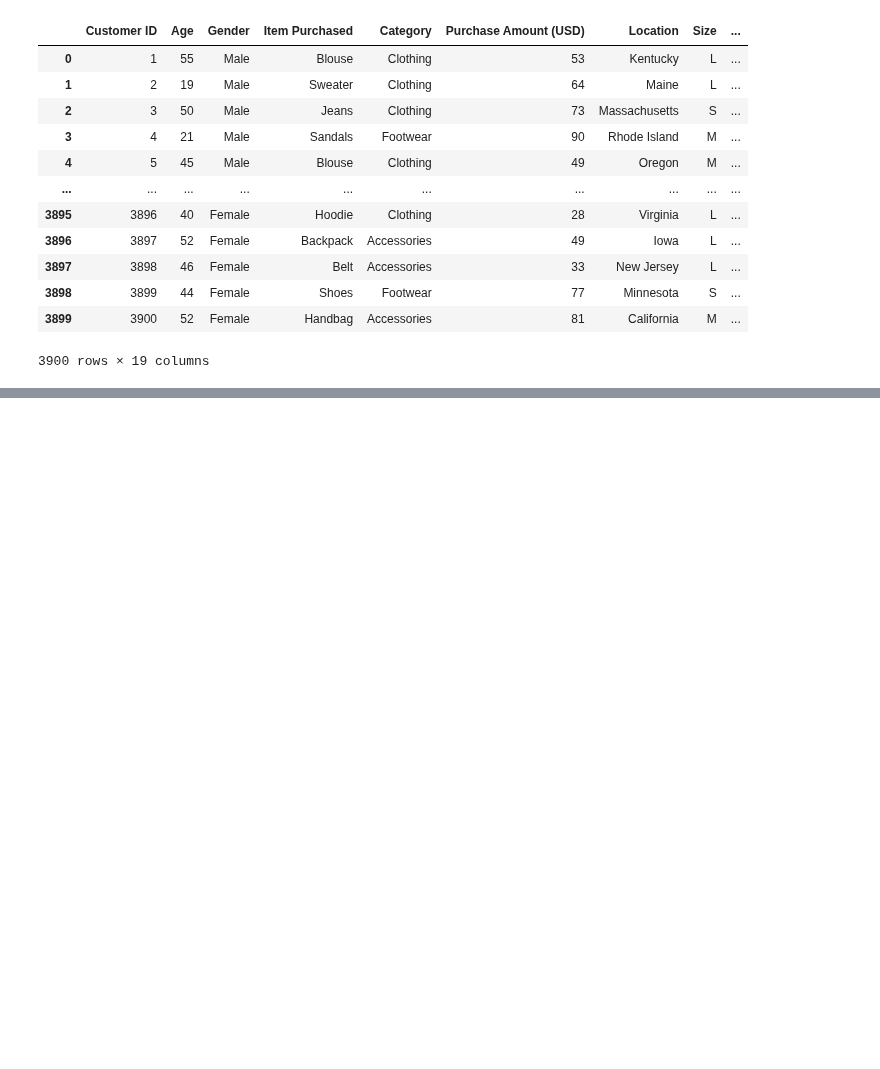
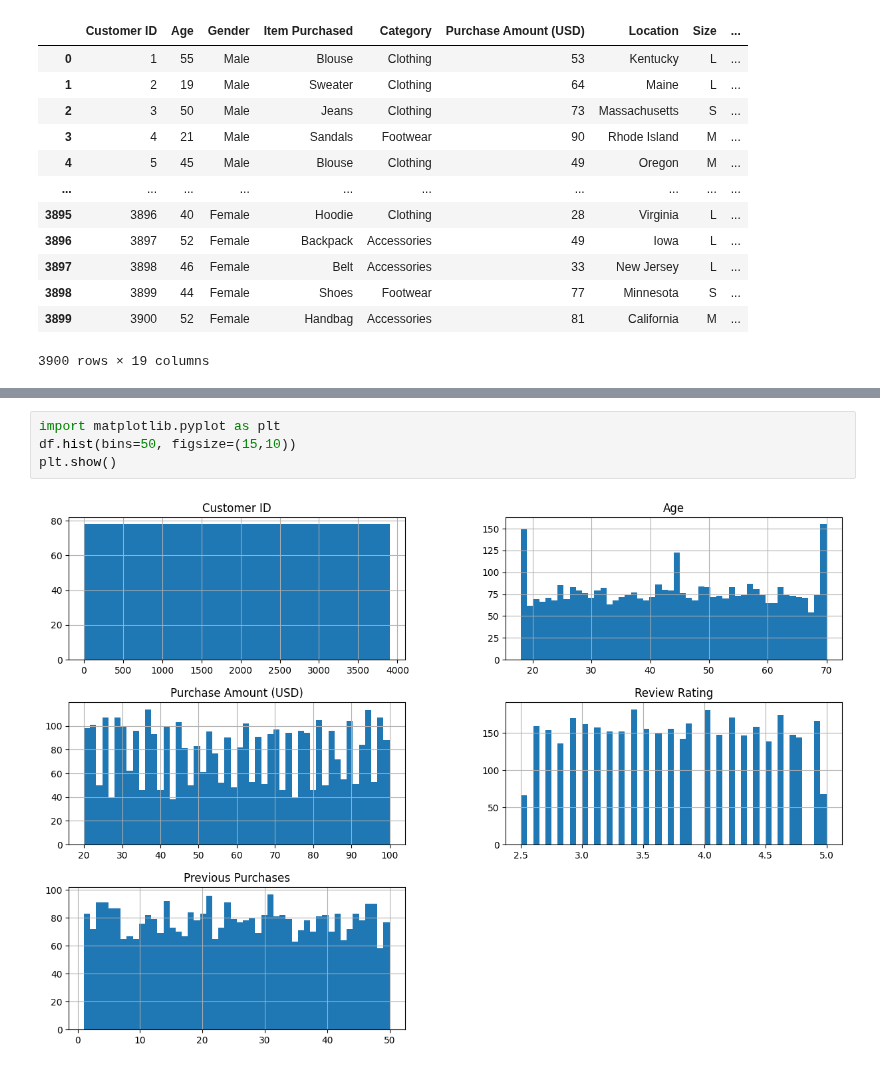
Before and after one commit to drshahizan/python-tutorial, a Jupyter notebook: exercise/soowanying/EXERCISE_2.ipynb, the cells around one changed output, grey strips where cells are left out. Saved outputs shown, nothing was run; the diff lists cells and outputs as text; blank space fills up the shorter version.

```diff
--- a/exercise/soowanying/EXERCISE_2.ipynb
+++ b/exercise/soowanying/EXERCISE_2.ipynb
@@ -37,0 +70,6 @@ df #displays dataframe
+# %%
+import matplotlib.pyplot as plt
+df.hist(bins=50, figsize=(15,10))
+plt.show()
+# %% [output]
+[figure, added]
```
Also changed, not shown: parts of 5 cells of this notebook.
